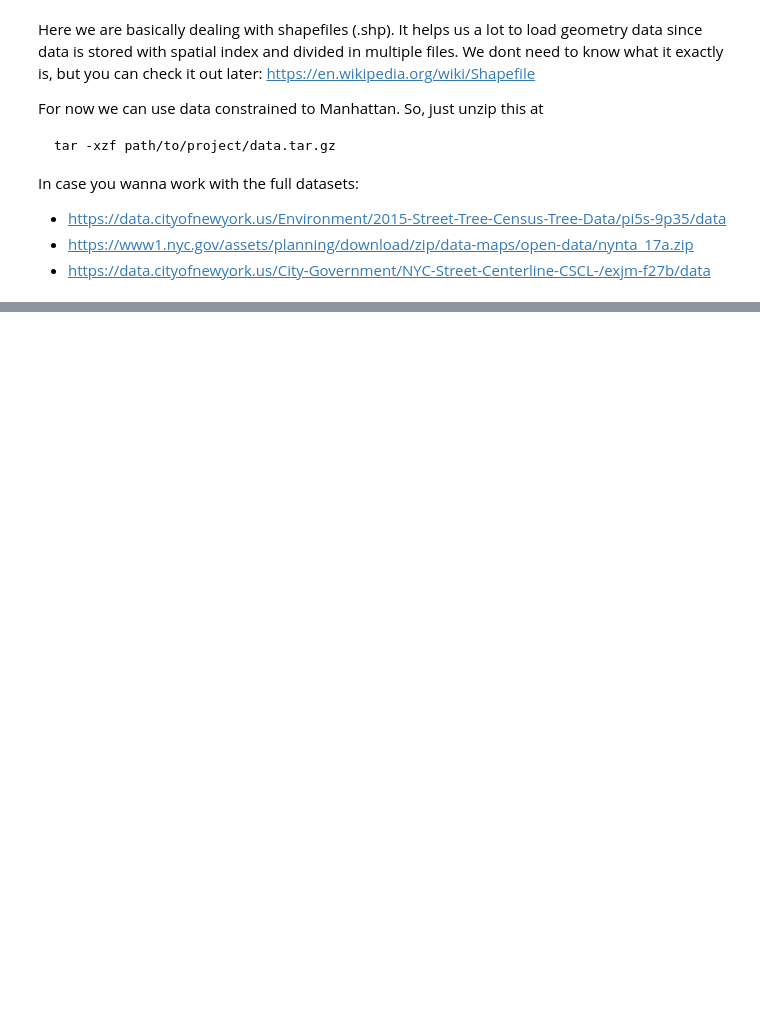
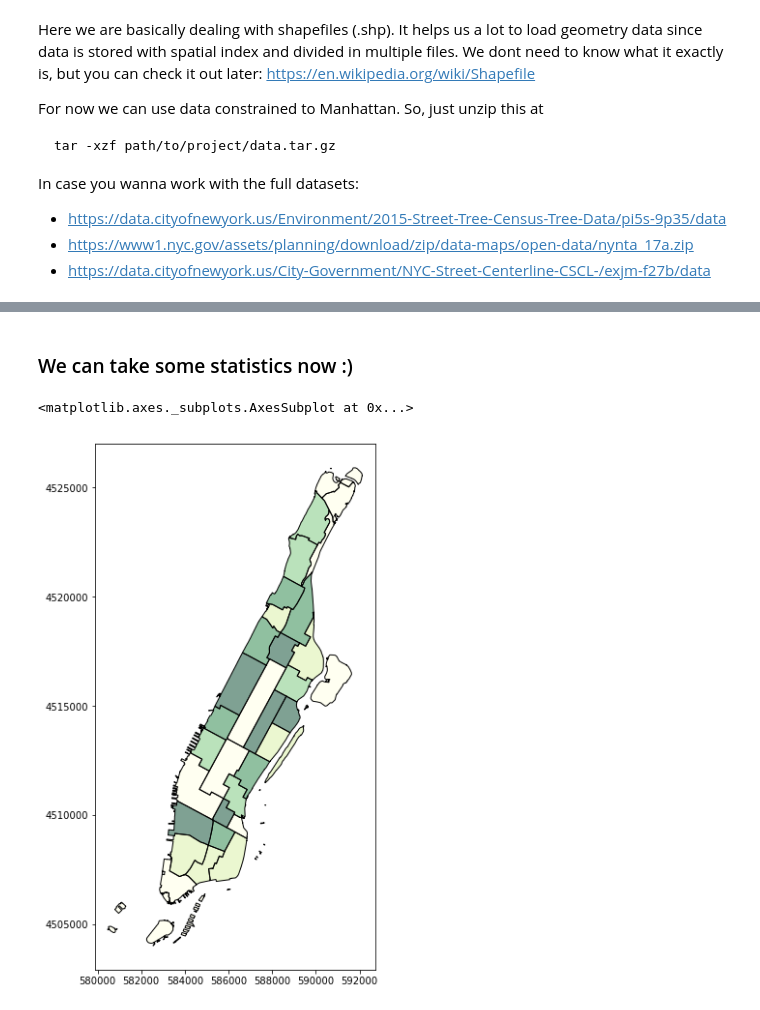
Before and after one commit to fhorta/nytrees, a Jupyter notebook: skeleton.ipynb, the cells around one changed output, grey strips where cells are left out. Cells and saved outputs as stored; diff of their text form; code cells hidden in the pictures; blank space fills up the shorter version.

```diff
--- a/skeleton.ipynb
+++ b/skeleton.ipynb
@@ -76,0 +79,8 @@ streets.sample(100).plot(ax=ax)
+# %%
+if 'village' not in trees.columns:
+    def find(x):
+        v = villages[villages.intersects(x)]['NTAName'].iloc[0]
+        return v
+    trees['village'] = trees['geometry'].apply(lambda x: find(x))
+    # let's save this to not run again in future
+    trees.to_file('data/trees-mn.shp')
@@ -76,0 +89,3 @@ streets.sample(100).plot(ax=ax)
+# %%
+groups = trees.groupby('village')
+groups.get_group('East Village')
@@ -76,0 +111,23 @@ streets.sample(100).plot(ax=ax)
+# %% [markdown]
+### We can take some statistics now :)
+# %%
+for i,v in villages.iterrows():
+
+    # first we get the group
+    village_trees = groups.get_group(v['NTAName'])
+
+    # now we count the ammount of trees
+    count = len(village_trees)
+    # since we have the geometry, we can find i.e. the density of trees
+    density = len(village_trees)/v['geometry'].area
+
+    villages.set_value(i,'count', count)
+    villages.set_value(i,'density',density)
+# %%
+fig, ax = plt.subplots()
+ax.set_aspect('equal')
+kw = dict(column='density', k=10, colormap='YlGn')
+villages.plot(ax=ax, scheme='QUANTILES', **kw)
+# %% [output]
+<matplotlib.axes._subplots.AxesSubplot at 0x...>
+[figure, added]
```
Also changed, not shown: parts of 18 cells of this notebook, 1 other file.
